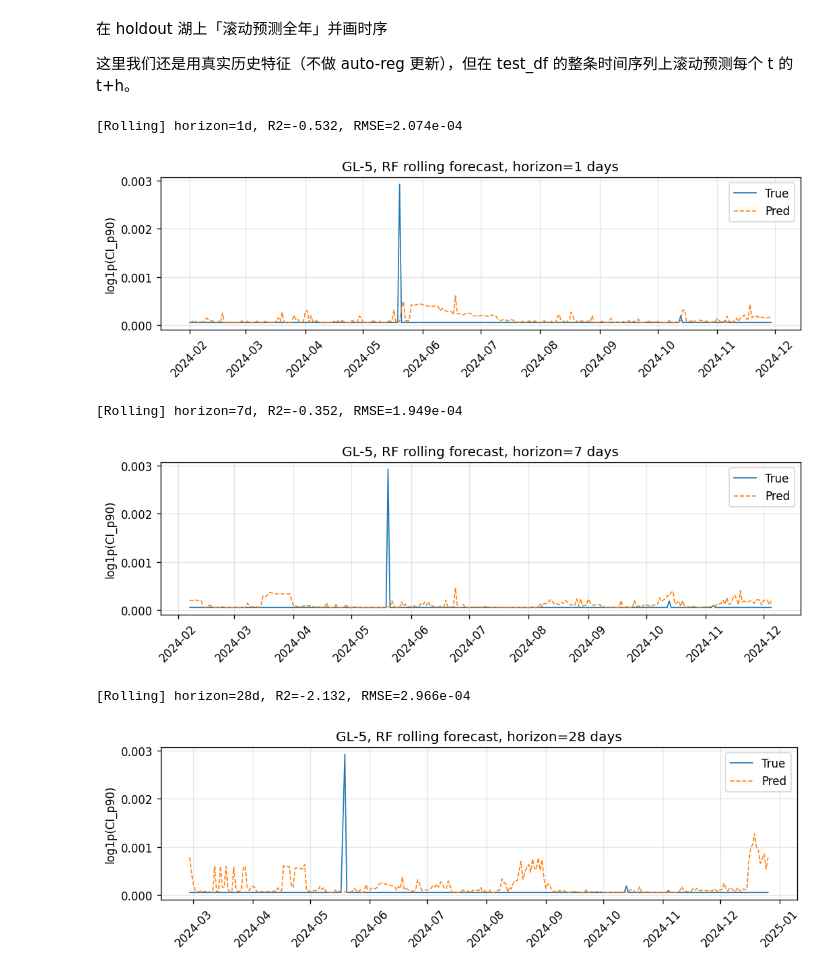
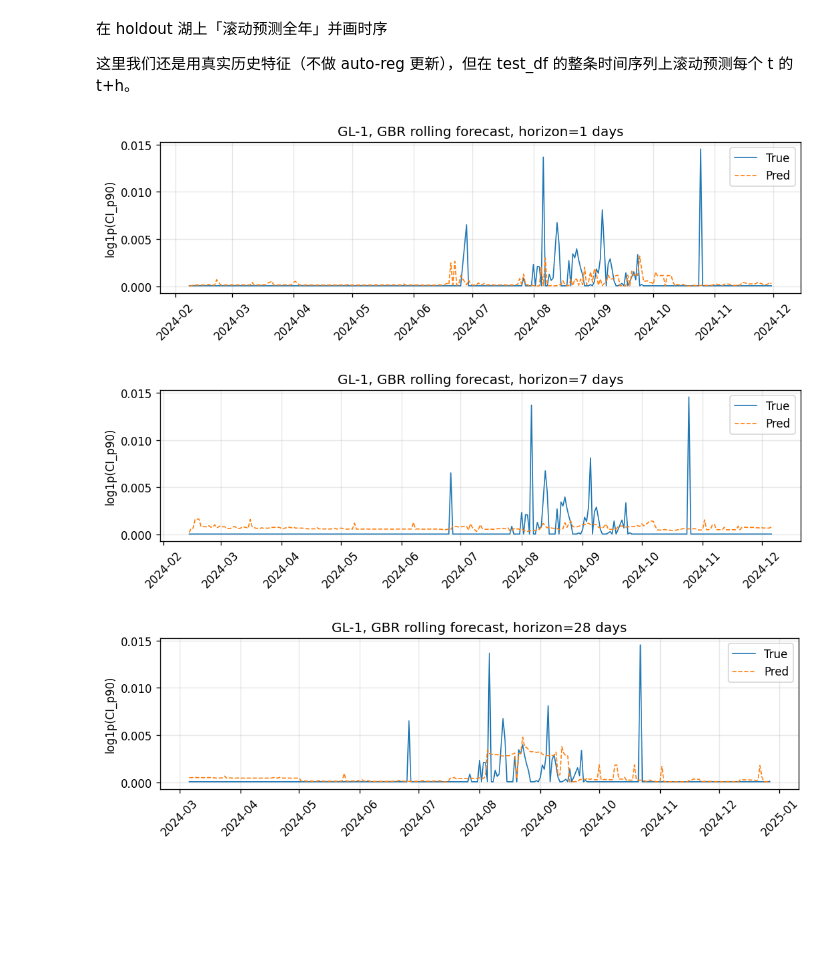
Before and after one commit to larry-ziyue-yin/HAB-forecasting, a Jupyter notebook: model_phase_2_cyanobacteria_forecasting.ipynb, the cells around one changed output. Cells and saved outputs as stored; diff of their text form; code cells hidden in the pictures; blank space fills up the shorter version.

```diff
--- a/model_phase_2_cyanobacteria_forecasting.ipynb
+++ b/model_phase_2_cyanobacteria_forecasting.ipynb
@@ -443,7 +518,7 @@ results_pivot
 
 假设我们想专门研究某个湖，比如 GL-5。
 # %%
-HOLDOUT_LAKE = "GL-5"
+HOLDOUT_LAKE = "GL-1"
 
 train_df = df_model[df_model["lake_id"] != HOLDOUT_LAKE].copy()
 test_df  = df_model[df_model["lake_id"] == HOLDOUT_LAKE].copy()
@@ -508,10 +585,10 @@ def plot_horizon_curve(horizons, y_true, y_pred, title=""):
     plt.show()
 
 # 举个例子：在 GL-5 中选一个日期（确保不在最后28天，可以先 print(test_df['date'].tail()) 看看范围）
-example_date = test_df["date"].iloc[170]   # 随便挑第 50 行
+example_date = test_df["date"].iloc[170]
 print("Example date:", example_date)
 
-model_name = "RF"   # 或 "GBR" / "MLP"
+model_name = "GBR"   # "RF" 或 "GBR" / "MLP"
 model = fitted_models[model_name]
 
 y_true, y_pred = predict_for_date(
@@ -569,39 +646,36 @@ def plot_forecast_timeseries(df_h, title=""):
     plt.plot(df_h["date_target"], df_h["y_pred"], label="Pred", linewidth=1, linestyle="--")
     plt.ylabel("log1p(CI_p90)")
     plt.title(title)
     plt.xticks(rotation=45)
     plt.grid(True, alpha=0.3)
     plt.legend()
     plt.tight_layout()
     plt.show()
 
-# 以 RF 为例
-model = fitted_models["RF"]
+# model
+model = fitted_models["GBR"]
 
 rolling_results = rolling_forecast(
     model=model,
     df_holdout=test_df,
     feature_cols=feature_cols,
     horizons=HORIZONS,
     target_cols=target_cols,
 )
 
 for h in HORIZONS:
     df_h = rolling_results[h]
     # 只计算非 NaN 的 loss
     mask = df_h["y_true"].notna()
     r2_h = r2_score(df_h.loc[mask, "y_true"], df_h.loc[mask, "y_pred"])
     rmse_h = rmse(df_h.loc[mask, "y_true"], df_h.loc[mask, "y_pred"])
-    print(f"[Rolling] horizon={h}d, R2={r2_h:.3f}, RMSE={rmse_h:.3e}")
+    # print(f"[Rolling] horizon={h}d, R2={r2_h:.3f}, RMSE={rmse_h:.3e}")
 
     plot_forecast_timeseries(
         df_h,
         title=f"{HOLDOUT_LAKE}, {model_name} rolling forecast, horizon={h} days",
     )
 # %% [output]
-[Rolling] horizon=1d, R2=-0.532, RMSE=2.074e-04
-[figure, old version]
+[figure, new version]
-[Rolling] horizon=7d, R2=-0.352, RMSE=1.949e-04
-[figure, old version]
+[figure, new version]
-[Rolling] horizon=28d, R2=-2.132, RMSE=2.966e-04
-[figure, old version]
+[figure, new version]
```
Also changed, not shown: parts of 9 cells of this notebook, 4 other files.
